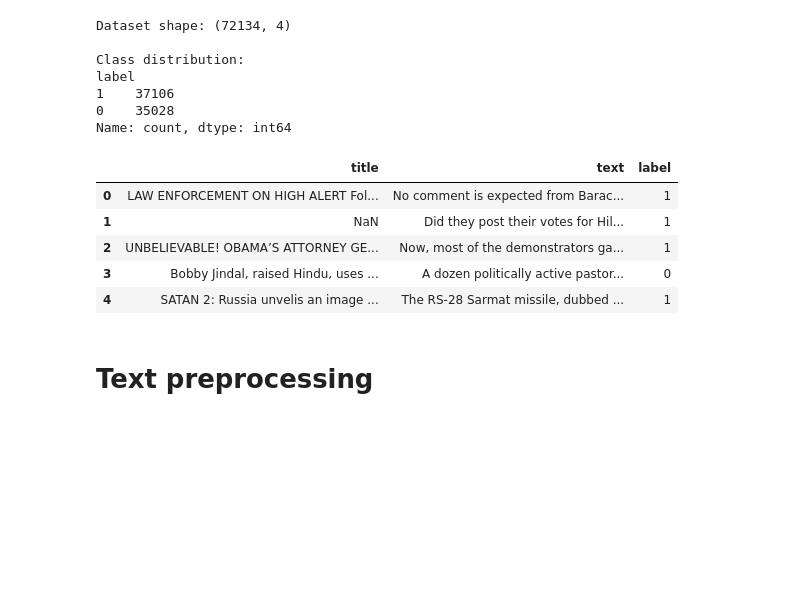
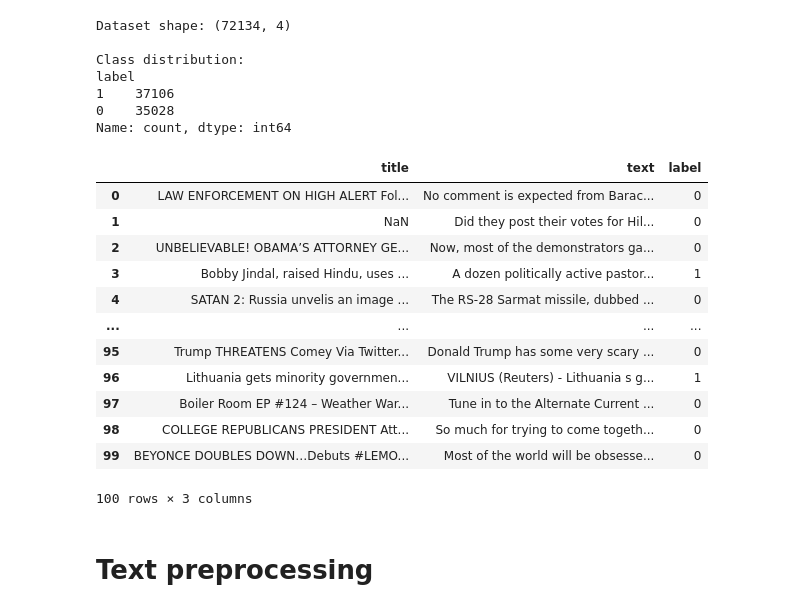
Before and after one commit to sawantxsumit/Fake-News-Predictor, a Jupyter notebook: notebooks/model-training.ipynb, the cells around one changed output. Drawn from its saved outputs; the diff is of its cells as text; code cells hidden in the pictures; blank space fills up the shorter version.

```diff
--- a/notebooks/model-training.ipynb
+++ b/notebooks/model-training.ipynb
@@ -42,7 +39,7 @@ tf.random.set_seed(42)
 # %% [markdown]
 # Explore data
 # %%
-df= pd.read_csv('/kaggle/input/welfake/WELFake_Dataset.csv')
+df= pd.read_csv('E:/fake-news-detector/data/raw/WELFake_Dataset.csv')
 # %%
 df.head()
 # %% [output]
@@ -63,17 +60,26 @@ label
 1    37106
 0    35028
 Name: count, dtype: int64
+# %%
+df['label']=df['label'].map({0:1 , 1:0})
 # %%
 df.drop('Unnamed: 0' , axis=1 , inplace=True)
 # %%
-df.head()
+df.head(100)
 # %% [output]
 |  | title | text | label |
-| 0 | LAW ENFORCEMENT ON HIGH ALERT Fol... | No comment is expected from Barac... | 1 |
-| 1 | NaN | Did they post their votes for Hil... | 1 |
-| 2 | UNBELIEVABLE! OBAMA’S ATTORNEY GE... | Now, most of the demonstrators ga... | 1 |
-| 3 | Bobby Jindal, raised Hindu, uses ... | A dozen politically active pastor... | 0 |
-| 4 | SATAN 2: Russia unvelis an image ... | The RS-28 Sarmat missile, dubbed ... | 1 |
+| 0 | LAW ENFORCEMENT ON HIGH ALERT Fol... | No comment is expected from Barac... | 0 |
+| 1 | NaN | Did they post their votes for Hil... | 0 |
+| 2 | UNBELIEVABLE! OBAMA’S ATTORNEY GE... | Now, most of the demonstrators ga... | 0 |
+| 3 | Bobby Jindal, raised Hindu, uses ... | A dozen politically active pastor... | 1 |
+| 4 | SATAN 2: Russia unvelis an image ... | The RS-28 Sarmat missile, dubbed ... | 0 |
+| ... | ... | ... | ... |
+| 95 | Trump THREATENS Comey Via Twitter... | Donald Trump has some very scary ... | 0 |
+| 96 | Lithuania gets minority governmen... | VILNIUS (Reuters) - Lithuania s g... | 1 |
+| 97 | Boiler Room EP #124 – Weather War... | Tune in to the Alternate Current ... | 0 |
+| 98 | COLLEGE REPUBLICANS PRESIDENT Att... | So much for trying to come togeth... | 0 |
+| 99 | BEYONCE DOUBLES DOWN…Debuts #LEMO... | Most of the world will be obsesse... | 0 |
+100 rows × 3 columns
 # %% [markdown]
 # Text preprocessing
 # %%
```
Also changed, not shown: parts of 4 cells of this notebook, 5 other files.
